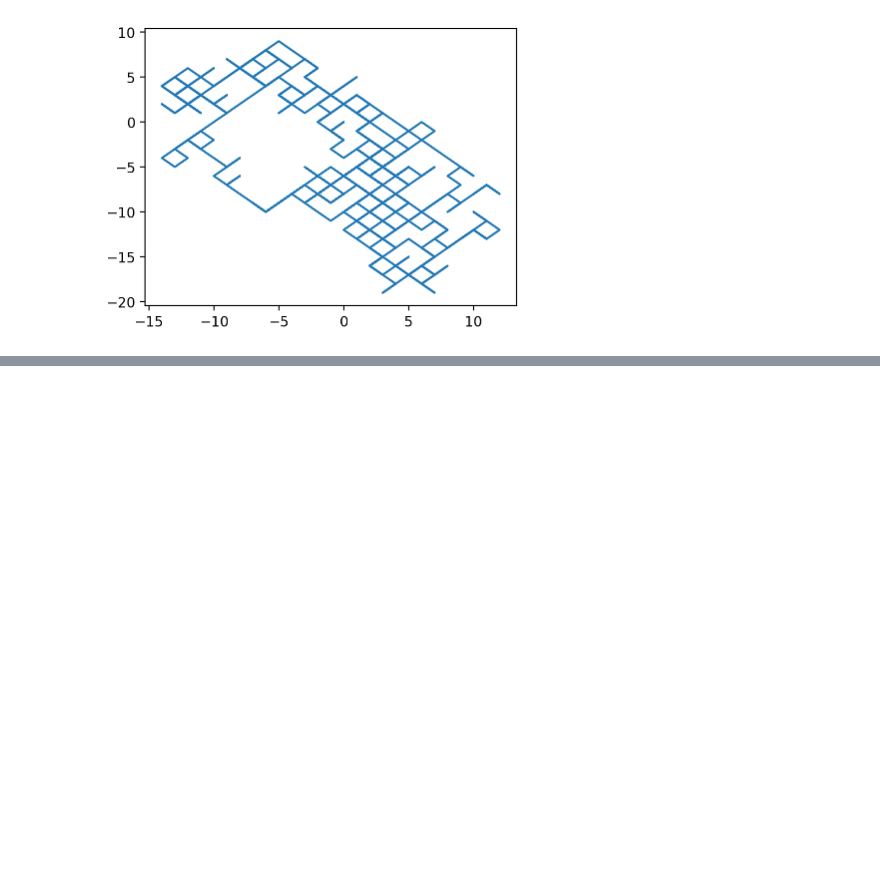
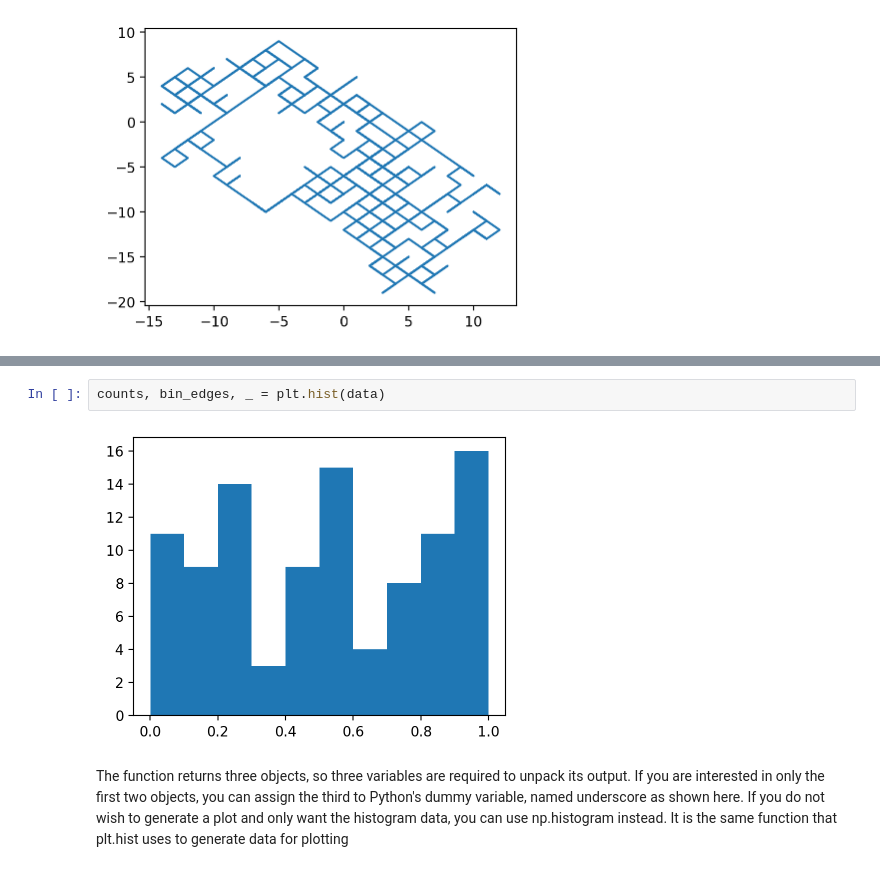
Before and after one commit to e-d-p-9/Physical-Modeling-with-Python, a Jupyter notebook: Ch6/ch6-notes.ipynb, the cells around one changed output, grey strips where cells are left out. Cells and saved outputs as stored; diff of their text form; blank space fills up the shorter version.

```diff
--- a/Ch6/ch6-notes.ipynb
+++ b/Ch6/ch6-notes.ipynb
@@ -510,0 +535,7 @@ left off at page 83
+# %%
+counts, bin_edges, _ = plt.hist(data)
+# %% [output]
+[figure, added]
+# %% [markdown]
+The function returns three objects, so three variables are required to unpack its output.  If you are interested in only the first two objects, you can assign the third to Python's dummy variable, named underscore as shown here.
+If you do not wish to generate a plot and only want the histogram data, you can use np.histogram instead.  It is the same function that plt.hist uses to generate data for plotting
```
Also changed, not shown: parts of 5 cells of this notebook.
